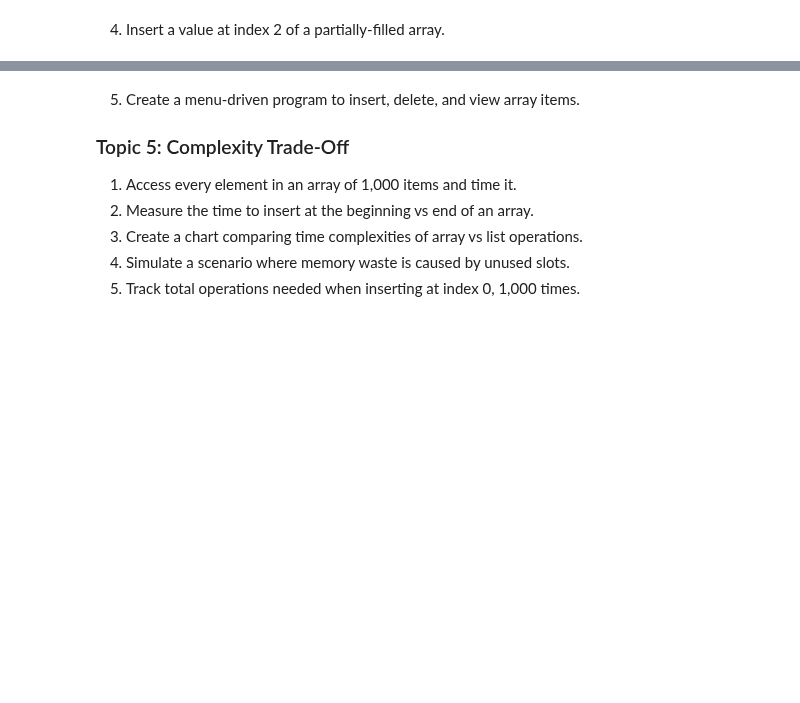
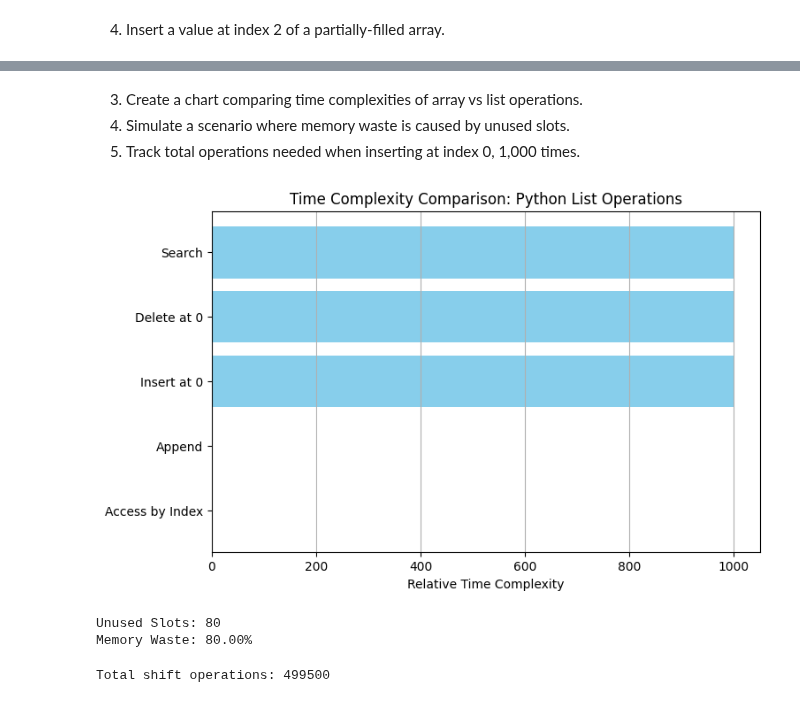
Before and after one commit to michellealzola/python_basics, a Jupyter notebook: 04_arrays_linked_structures/02_operations_on_arrays.ipynb, the cells around one changed output, grey strips where cells are left out. Saved outputs shown, nothing was run; the diff lists cells and outputs as text; code cells hidden in the pictures; blank space fills up the shorter version.

Commit message:
Chapter 4. Arrays and Linked Structures

```diff
--- a/04_arrays_linked_structures/02_operations_on_arrays.ipynb
+++ b/04_arrays_linked_structures/02_operations_on_arrays.ipynb
@@ -127,26 +217,49 @@ array_2
 # %% [markdown]
-
-
-
-
-
-
-
-
-
-
-
-
-
-
-5. Create a menu-driven program to insert, delete, and view array items.
-
-
-
-### Topic 5: Complexity Trade-Off
-
-1. Access every element in an array of 1,000 items and time it.
-2. Measure the time to insert at the beginning vs end of an array.
 3. Create a chart comparing time complexities of array vs list operations.
 4. Simulate a scenario where memory waste is caused by unused slots.
 5. Track total operations needed when inserting at index 0, 1,000 times.
+# %%
+import matplotlib.pyplot as plt
+
+operations = [
+    "Access by Index", "Append", "Insert at 0", "Delete at 0", "Search"
+]
+time_complexity = ["O(1)", "O(1)*", "O(n)", "O(n)", "O(n)"]
+
+plt.figure(figsize=(8, 5))
+plt.barh(operations, [1, 1, 1000, 1000, 1000], color='skyblue')
+plt.xlabel("Relative Time Complexity")
+plt.title("Time Complexity Comparison: Python List Operations")
+plt.grid(True, axis='x')
+plt.show()
+# %% [output]
+[figure, added]
+# %%
+array = [None] * 100
+logical_size = 20
+
+# Fill only 20 elements
+for i in range(logical_size):
+    array[i] = i + 1
+
+# Calculate and display memory waste
+unused_slots = len(array) - logical_size
+waste_percent = (unused_slots / len(array)) * 100
+
+print(f"Unused Slots: {unused_slots}")
+print(f"Memory Waste: {waste_percent:.2f}%")
+# %% [output]
+Unused Slots: 80
+Memory Waste: 80.00%
+# %%
+total_operations = 0
+arr = []
+
+for i in range(1000):
+    # Insert at index 0
+    arr.insert(0, i)
+    total_operations += len(arr) - 1  # Elements shifted right
+
+print("Total shift operations:", total_operations)
+# %% [output]
+Total shift operations: 499500
```
Also changed, not shown: parts of 11 cells of this notebook, 1 other file.
